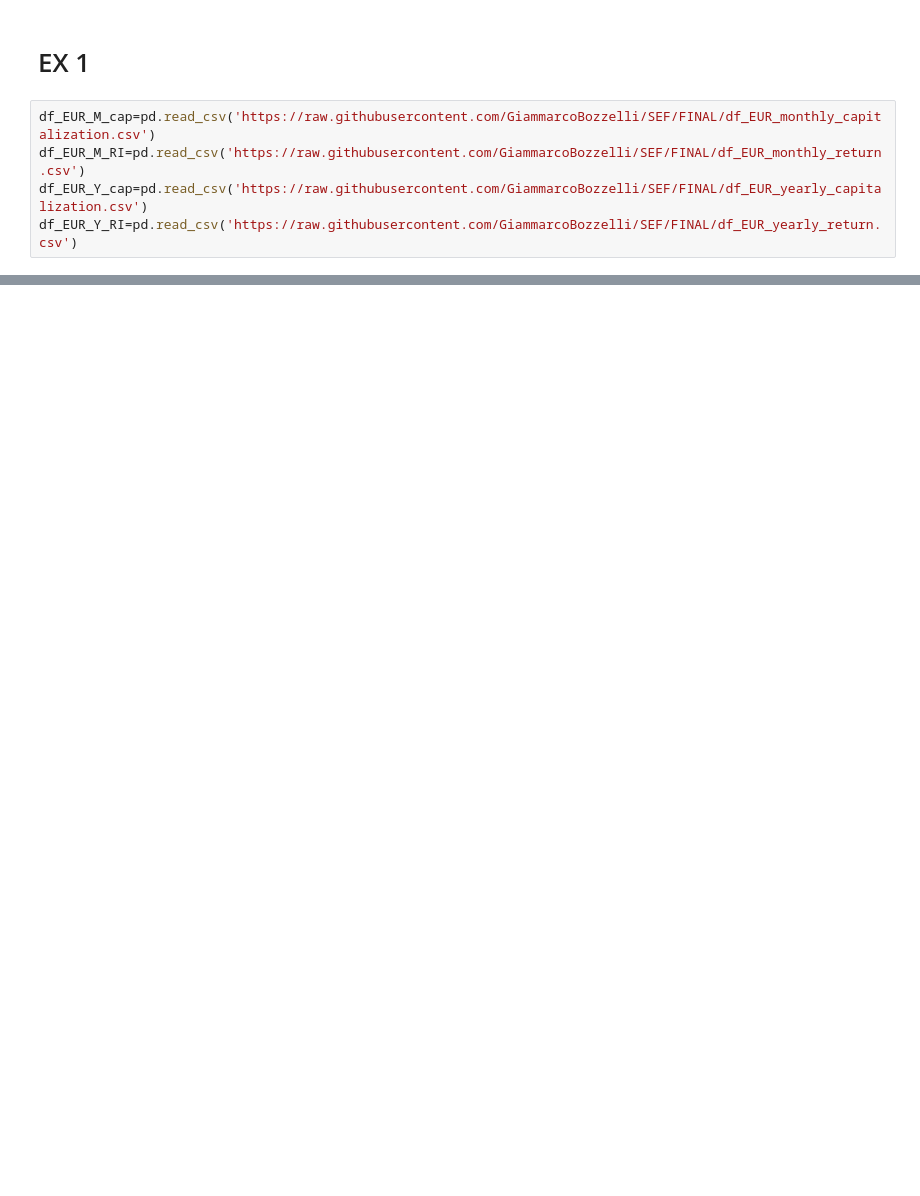
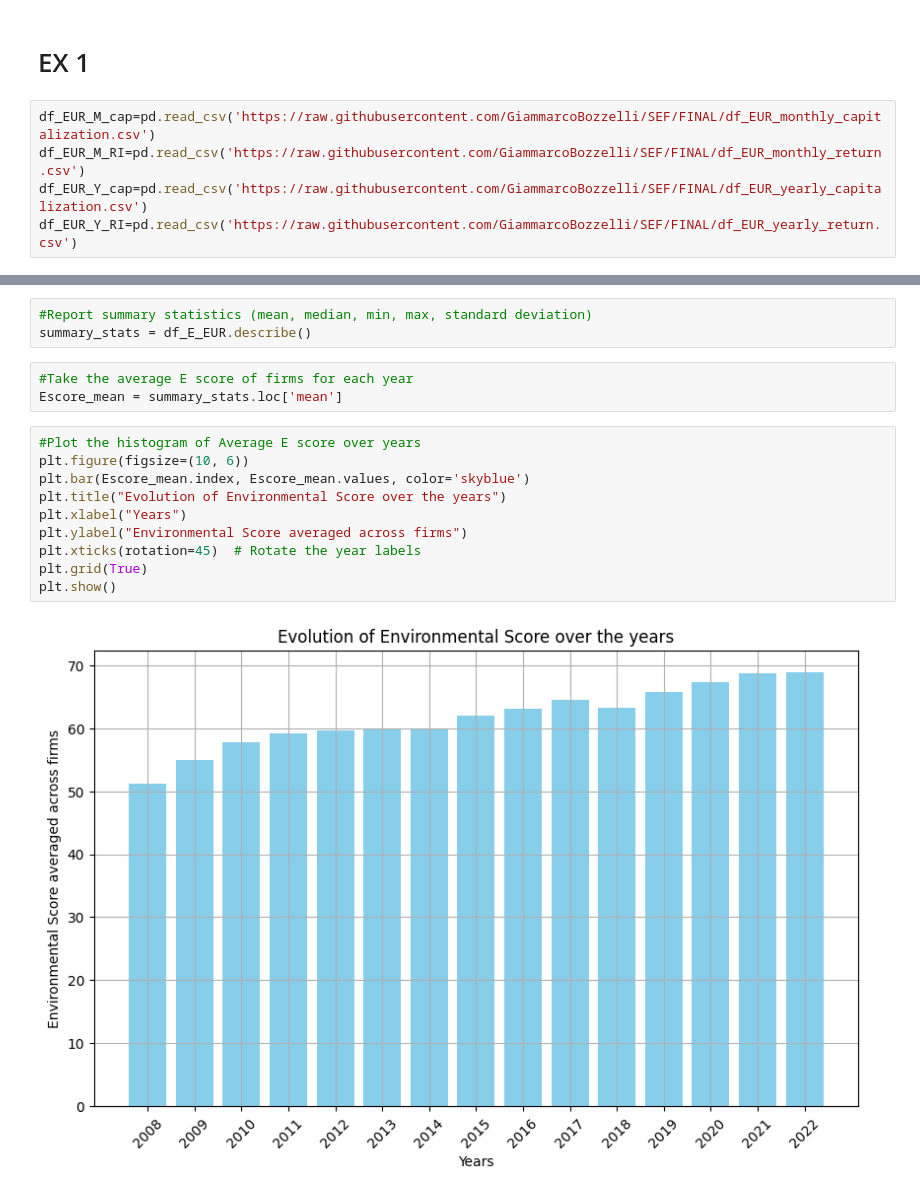
Before and after one commit to BalthazazarDuc/SEF-HW2, a Jupyter notebook: EX1.ipynb, the cells around one changed output, grey strips where cells are left out. Drawn from its saved outputs; the diff is of its cells as text; blank space fills up the shorter version.

```diff
--- a/EX1.ipynb
+++ b/EX1.ipynb
@@ -35,3 +42,21 @@ df_E_EUR = pd.merge(df_EUR,  df_E, on='ISIN_First2', how='inner')
+# %%
+#Report summary statistics (mean, median, min, max, standard deviation)
+summary_stats = df_E_EUR.describe()
+# %%
+#Take the average E score of firms for each year
+Escore_mean = summary_stats.loc['mean']
+# %%
+#Plot the histogram of Average E score over years
+plt.figure(figsize=(10, 6))
+plt.bar(Escore_mean.index, Escore_mean.values, color='skyblue')
+plt.title("Evolution of Environmental Score over the years")
+plt.xlabel("Years")
+plt.ylabel("Environmental Score averaged across firms")
+plt.xticks(rotation=45)  # Rotate the year labels
+plt.grid(True)
+plt.show()
+# %% [output]
+[figure, added]
 # %%
 df_E_EUR
 # %% [output]
```
Also changed, not shown: parts of 28 cells of this notebook.
